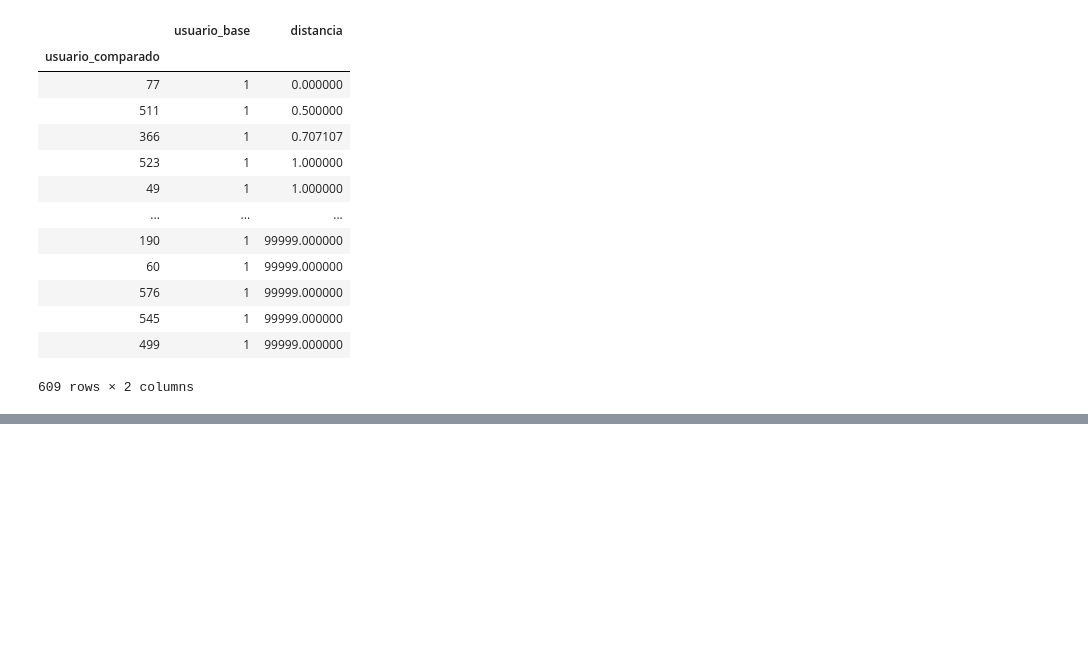
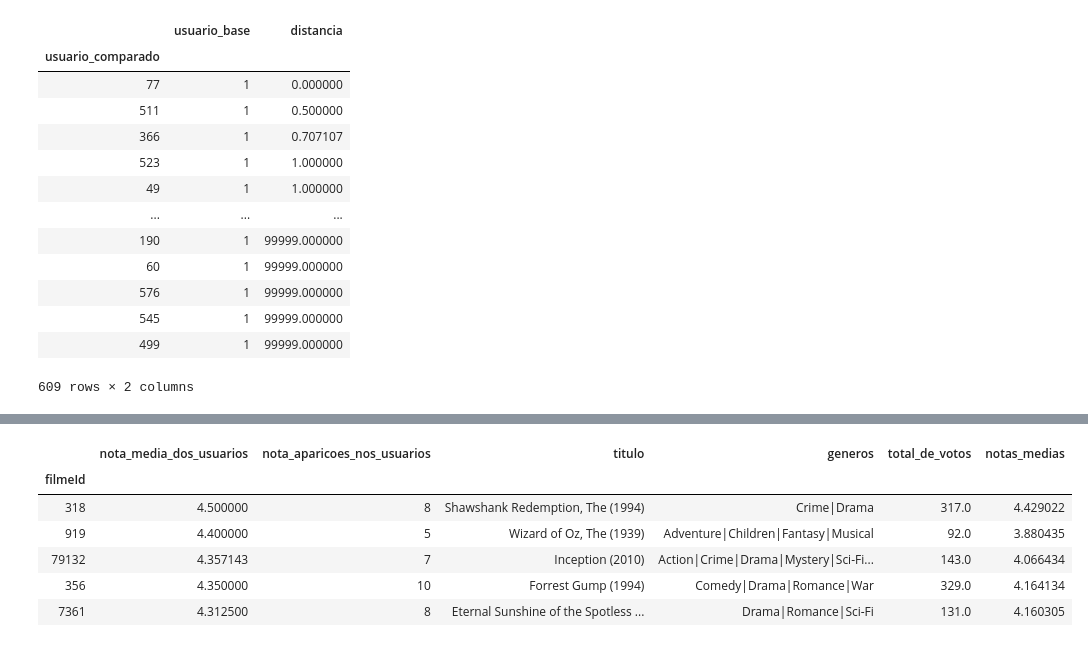
Before and after one commit to ebmm01/machineLearning, a Jupyter notebook: Sistema_recomendacao/sistema_recomendacao.ipynb, the cells around one changed output, grey strips where cells are left out. Cells and saved outputs as stored; diff of their text form; code cells hidden in the pictures; blank space fills up the shorter version.

```diff
--- a/Sistema_recomendacao/sistema_recomendacao.ipynb
+++ b/Sistema_recomendacao/sistema_recomendacao.ipynb
@@ -314,0 +644,10 @@ mais_proximos_de(1)
+# %%
+sugere_para(611).head()
+# %% [output]
+|  | nota_media_dos_usuarios | nota_aparicoes_nos_usuarios | titulo | generos | total_de_votos | notas_medias |
+| filmeId |  |  |  |  |  |  |
+| 318 | 4.500000 | 8 | Shawshank Redemption, The (1994) | Crime|Drama | 317.0 | 4.429022 |
+| 919 | 4.400000 | 5 | Wizard of Oz, The (1939) | Adventure|Children|Fantasy|Musical | 92.0 | 3.880435 |
+| 79132 | 4.357143 | 7 | Inception (2010) | Action|Crime|Drama|Mystery|Sci-Fi... | 143.0 | 4.066434 |
+| 356 | 4.350000 | 10 | Forrest Gump (1994) | Comedy|Drama|Romance|War | 329.0 | 4.164134 |
+| 7361 | 4.312500 | 8 | Eternal Sunshine of the Spotless ... | Drama|Romance|Sci-Fi | 131.0 | 4.160305 |
```
Also changed, not shown: parts of 22 cells of this notebook.
